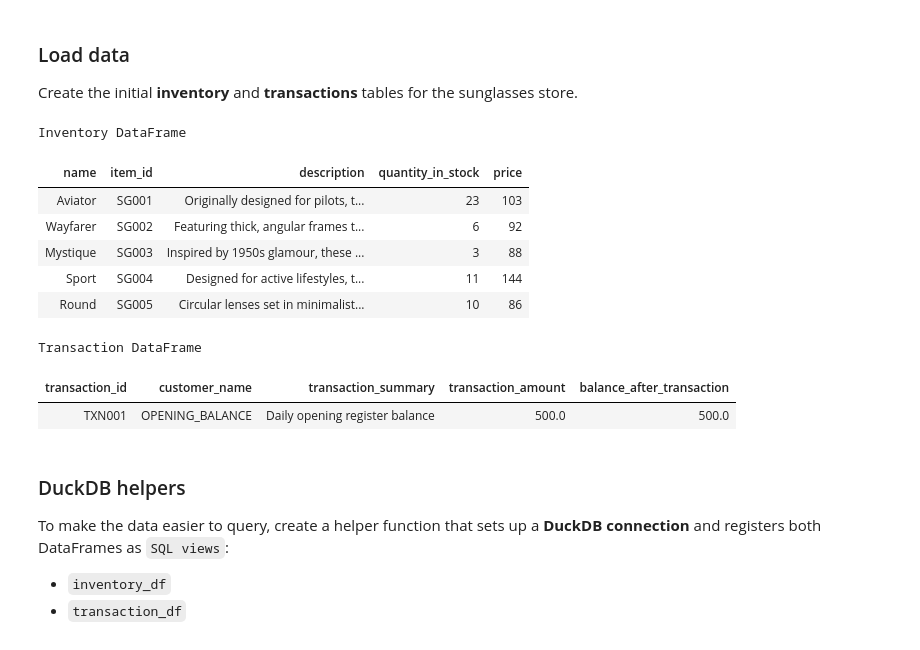
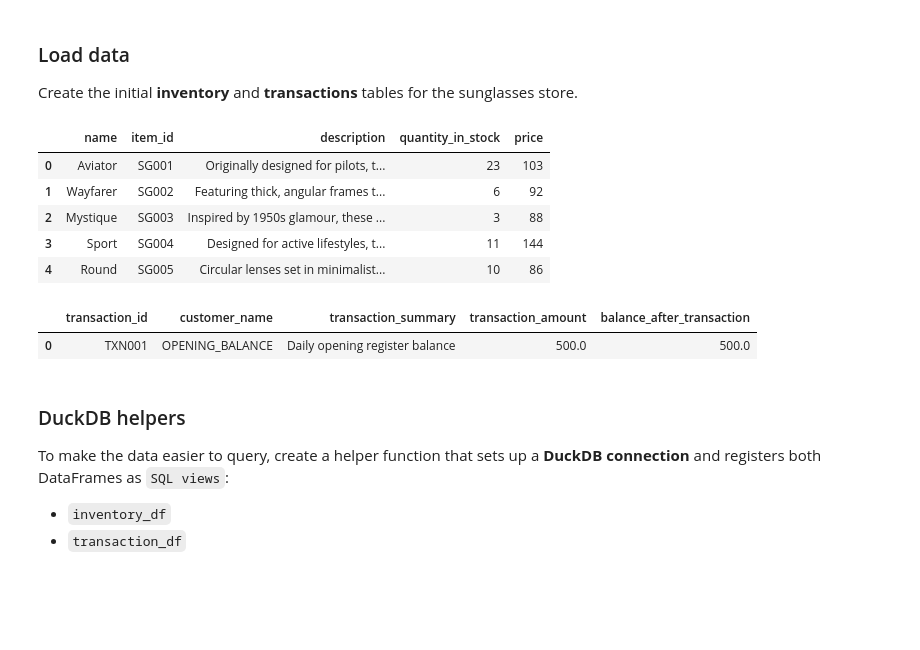
Before and after one commit to kwangloc/course-agentic-ai, a Jupyter notebook: custom/no_3_planning/template_planning_w_json_format.ipynb, the cells around one changed output. Drawn from its saved outputs; the diff is of its cells as text; code cells hidden in the pictures; blank space fills up the shorter version.

```diff
--- a/custom/no_3_planning/template_planning_w_json_format.ipynb
+++ b/custom/no_3_planning/template_planning_w_json_format.ipynb
@@ -47,20 +72,17 @@ Create the initial **inventory** and **transactions** tables for the sunglasses
+# %%
+inventory_df.head()
+# %% [output]
+|  | name | item_id | description | quantity_in_stock | price |
+| 0 | Aviator | SG001 | Originally designed for pilots, t... | 23 | 103 |
+| 1 | Wayfarer | SG002 | Featuring thick, angular frames t... | 6 | 92 |
+| 2 | Mystique | SG003 | Inspired by 1950s glamour, these ... | 3 | 88 |
+| 3 | Sport | SG004 | Designed for active lifestyles, t... | 11 | 144 |
+| 4 | Round | SG005 | Circular lenses set in minimalist... | 10 | 86 |
 # %%
-inventory_df = inventory_utils.create_inventory_dataframe()
-transaction_df = inventory_utils.create_transaction_dataframe()
-
-utils.print_html(inventory_df.head(), title="Inventory DataFrame")
-utils.print_html(transaction_df.head(), title="Transaction DataFrame")
+transaction_df.head()
 # %% [output]
-Inventory DataFrame
-| name | item_id | description | quantity_in_stock | price |
-| Aviator | SG001 | Originally designed for pilots, t... | 23 | 103 |
-| Wayfarer | SG002 | Featuring thick, angular frames t... | 6 | 92 |
-| Mystique | SG003 | Inspired by 1950s glamour, these ... | 3 | 88 |
-| Sport | SG004 | Designed for active lifestyles, t... | 11 | 144 |
-| Round | SG005 | Circular lenses set in minimalist... | 10 | 86 |
+|  | transaction_id | customer_name | transaction_summary | transaction_amount | balance_after_transaction |
+| 0 | TXN001 | OPENING_BALANCE | Daily opening register balance | 500.0 | 500.0 |
-Transaction DataFrame
-| transaction_id | customer_name | transaction_summary | transaction_amount | balance_after_transaction |
-| TXN001 | OPENING_BALANCE | Daily opening register balance | 500.0 | 500.0 |
 # %% [markdown]
 ### DuckDB helpers
 
```
Also changed, not shown: parts of 36 cells of this notebook, 4 other files.
